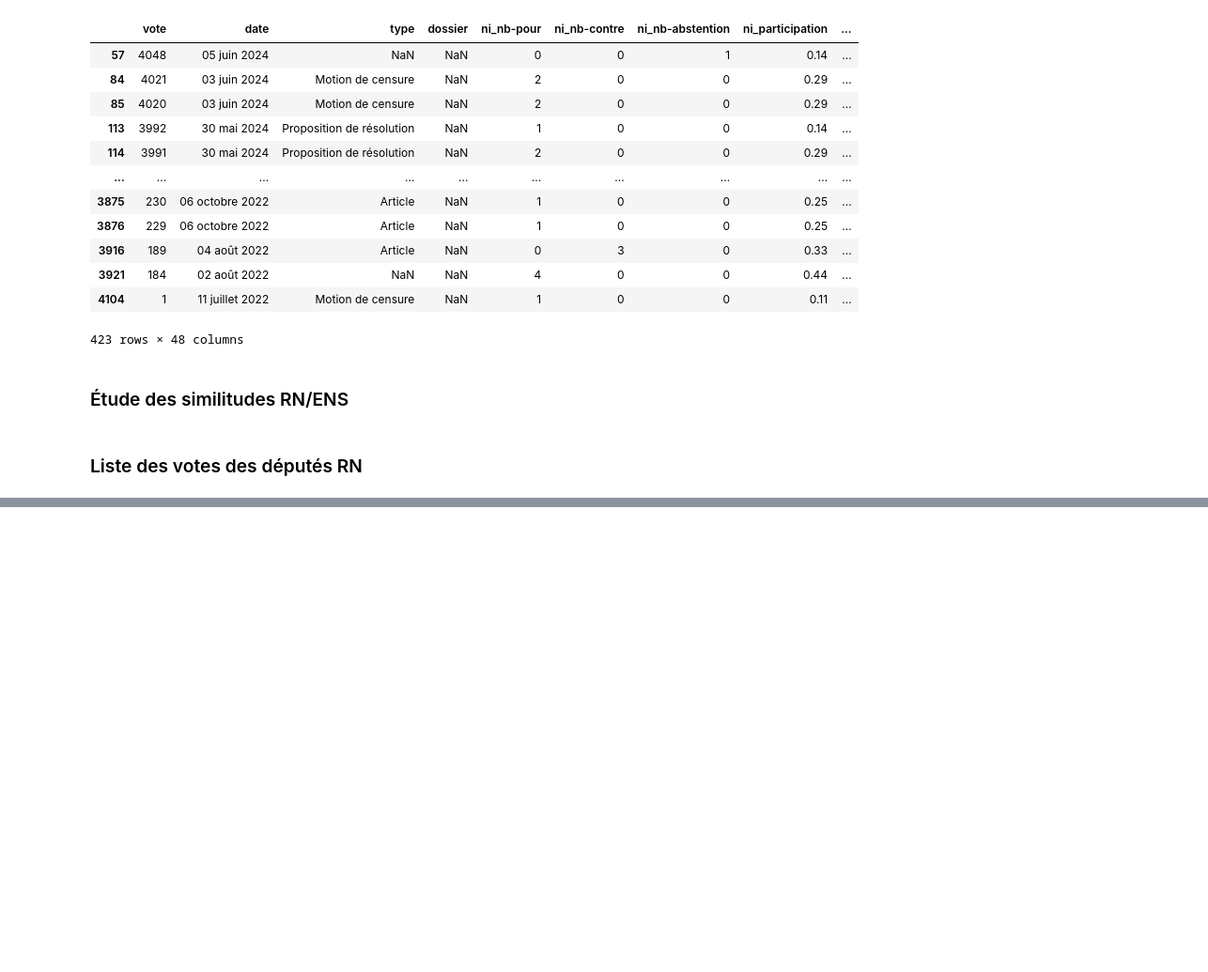
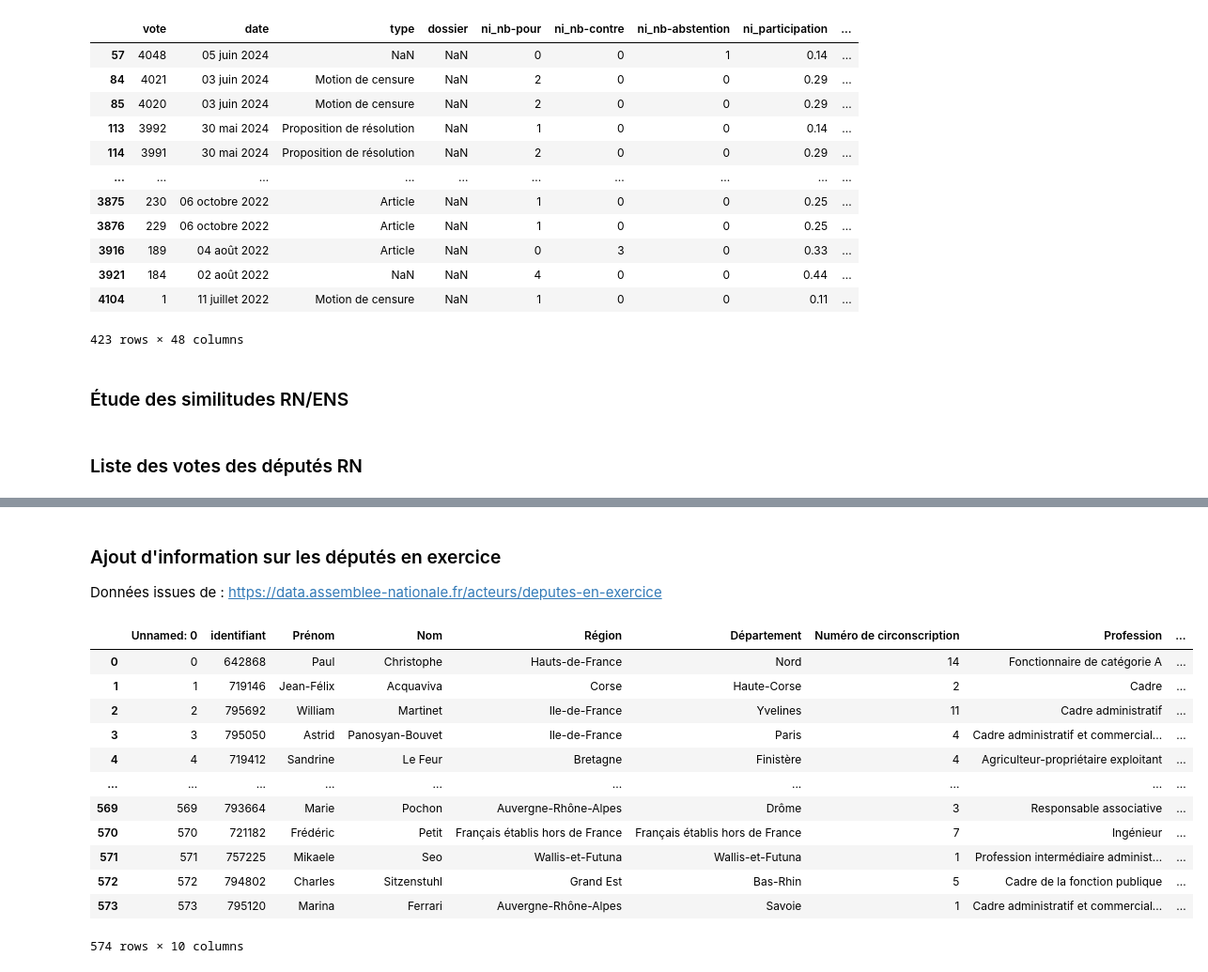
Before and after one commit to amounier/datan, a Jupyter notebook: DATAN.ipynb, the cells around one changed output, grey strips where cells are left out. Shown at 94% size. Drawn from its saved outputs; the diff is of its cells as text; code cells hidden in the pictures; blank space fills up the shorter version.

```diff
--- a/DATAN.ipynb
+++ b/DATAN.ipynb
@@ -393,0 +422,22 @@ if 'datan_RN_deputees.csv' not in os.listdir(output_path):
+# %% [markdown]
+### Ajout d'information sur les députés en exercice
+
+Données issues de : https://data.assemblee-nationale.fr/acteurs/deputes-en-exercice
+# %%
+deputees = pd.read_csv(os.path.join('input','liste_deputes.csv'))
+# %%
+deputees
+# %% [output]
+|  | Unnamed: 0 | identifiant | Prénom | Nom | Région | Département | Numéro de circonscription | Profession | ... |
+| 0 | 0 | 642868 | Paul | Christophe | Hauts-de-France | Nord | 14 | Fonctionnaire de catégorie A | ... |
+| 1 | 1 | 719146 | Jean-Félix | Acquaviva | Corse | Haute-Corse | 2 | Cadre | ... |
+| 2 | 2 | 795692 | William | Martinet | Ile-de-France | Yvelines | 11 | Cadre administratif | ... |
+| 3 | 3 | 795050 | Astrid | Panosyan-Bouvet | Ile-de-France | Paris | 4 | Cadre administratif et commercial... | ... |
+| 4 | 4 | 719412 | Sandrine | Le Feur | Bretagne | Finistère | 4 | Agriculteur-propriétaire exploitant | ... |
+| ... | ... | ... | ... | ... | ... | ... | ... | ... | ... |
+| 569 | 569 | 793664 | Marie | Pochon | Auvergne-Rhône-Alpes | Drôme | 3 | Responsable associative | ... |
+| 570 | 570 | 721182 | Frédéric | Petit | Français établis hors de France | Français établis hors de France | 7 | Ingénieur | ... |
+| 571 | 571 | 757225 | Mikaele | Seo | Wallis-et-Futuna | Wallis-et-Futuna | 1 | Profession intermédiaire administ... | ... |
+| 572 | 572 | 794802 | Charles | Sitzenstuhl | Grand Est | Bas-Rhin | 5 | Cadre de la fonction publique | ... |
+| 573 | 573 | 795120 | Marina | Ferrari | Auvergne-Rhône-Alpes | Savoie | 1 | Cadre administratif et commercial... | ... |
+574 rows × 10 columns
```
Also changed, not shown: parts of 5 cells of this notebook, 1 other file.
